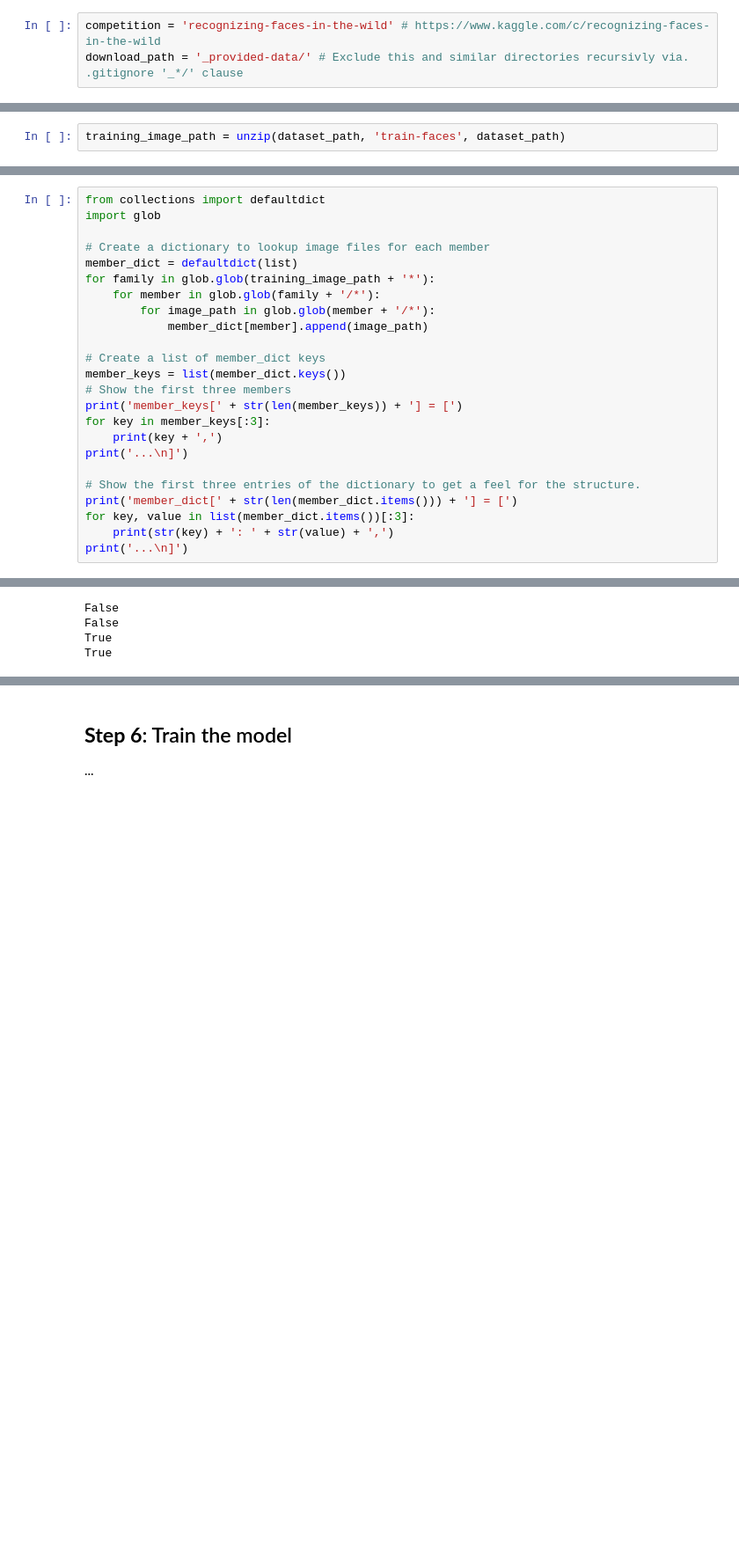
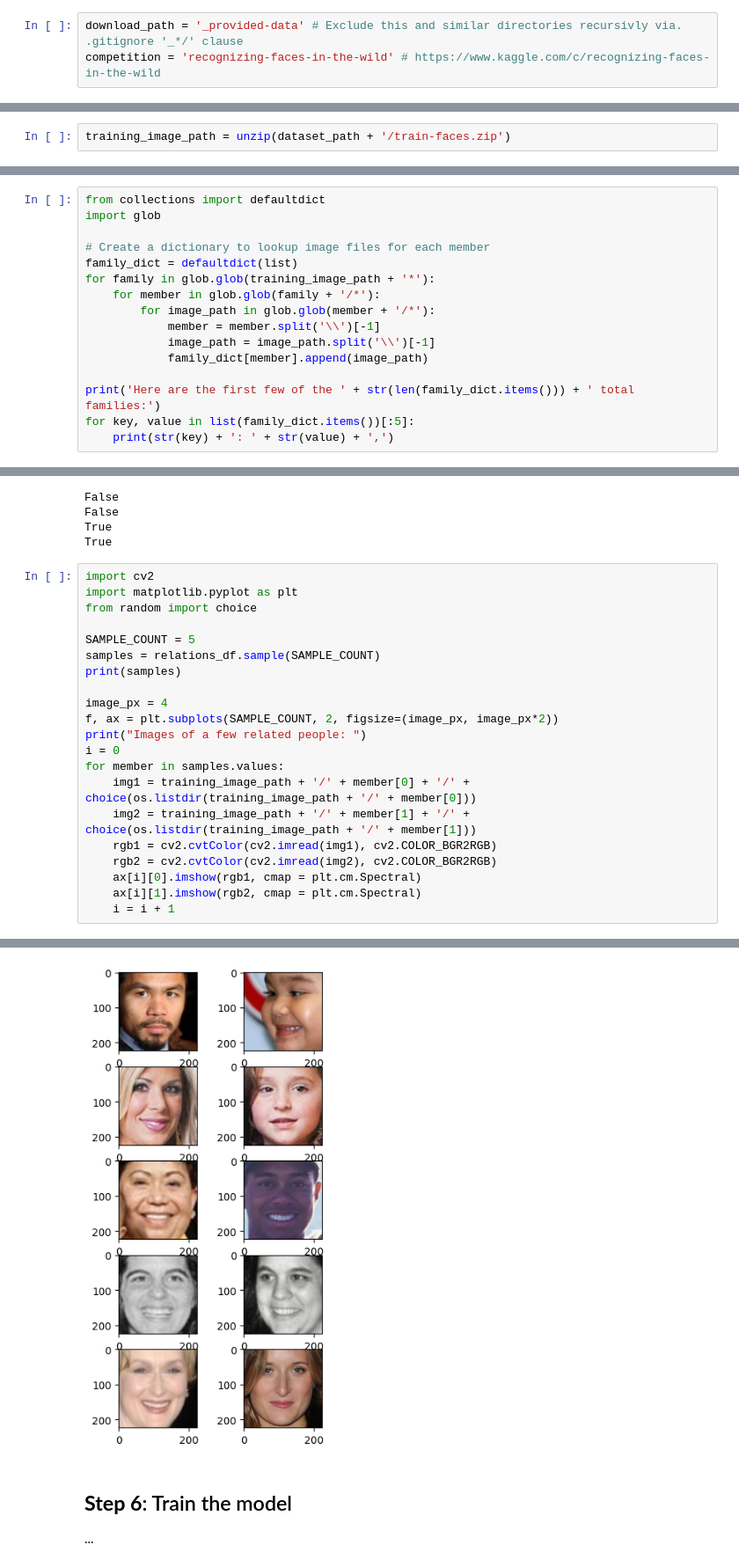
Before and after one commit to jplumb/FIW, a Jupyter notebook: main.ipynb, the cells around one changed output, grey strips where cells are left out. Shown: that part at 88% size. Drawn from its saved outputs; the diff is of its cells as text; blank space fills up the shorter version.

```diff
--- a/main.ipynb
+++ b/main.ipynb
@@ -115,8 +115,8 @@ Joseph P Robinson, Ming Shao, Handong Zhao, Yue Wu, Timothy Gillis, Yun Fu. "Rec
 Shuyang Wang, Joseph P Robinson, and Yun Fu. “Kinship Verification on Families in the Wild with Marginalized Denoising Metric Learning,” in IEEE Automatic Face and Gesture Recognition (2017).
 Joseph P Robinson, Ming Shao, Yue Wu, and Yun Fu. “Families In the Wild (FIW): large-scale kinship image database and benchmarks." in ACM on Multimedia Conference (2016).*
 # %%
+download_path = '_provided-data' # Exclude this and similar directories recursivly via. .gitignore '_*/' clause
 competition = 'recognizing-faces-in-the-wild' # https://www.kaggle.com/c/recognizing-faces-in-the-wild
-download_path = '_provided-data/' # Exclude this and similar directories recursivly via. .gitignore '_*/' clause
 # %%
 import os
 from kaggle.api.kaggle_api_extended import KaggleApi
@@ -165,5 +153,5 @@ Files in _recognizing-faces-in-the-wild-extracted/:
 # %% [markdown]
 ## **Step 2**: Extract the image portion of the provided dataset.
 # %%
-training_image_path = unzip(dataset_path, 'train-faces', dataset_path)
+training_image_path = unzip(dataset_path + '/train-faces.zip')
 # %% [output]
@@ -181,23 +169,15 @@ from collections import defaultdict
 import glob
 
 # Create a dictionary to lookup image files for each member
-member_dict = defaultdict(list)
+family_dict = defaultdict(list)
 for family in glob.glob(training_image_path + '*'):
     for member in glob.glob(family + '/*'):
         for image_path in glob.glob(member + '/*'):
-            member_dict[member].append(image_path)
+            member = member.split('\\')[-1]
+            image_path = image_path.split('\\')[-1]
+            family_dict[member].append(image_path)
 
-# Create a list of member_dict keys
-member_keys = list(member_dict.keys())
-# Show the first three members
-print('member_keys[' + str(len(member_keys)) + '] = [')
-for key in member_keys[:3]:
-    print(key + ',')
-print('...\n]')
-
-# Show the first three entries of the dictionary to get a feel for the structure.
-print('member_dict[' + str(len(member_dict.items())) + '] = [')
-for key, value in list(member_dict.items())[:3]:
+print('Here are the first few of the ' + str(len(family_dict.items())) + ' total families:')
+for key, value in list(family_dict.items())[:5]:
     print(str(key) + ': ' + str(value) + ',')
-print('...\n]')
 # %% [output]
@@ -260,3 +253,25 @@ False
 False
 True
 True
+# %%
+import cv2
+import matplotlib.pyplot as plt
+from random import choice
+
+SAMPLE_COUNT = 5
+samples = relations_df.sample(SAMPLE_COUNT)
+print(samples)
+
+image_px = 4
+f, ax = plt.subplots(SAMPLE_COUNT, 2, figsize=(image_px, image_px*2))
+print("Images of a few related people: ")
+i = 0
+for member in samples.values:
+    img1 = training_image_path + '/' + member[0] + '/' + choice(os.listdir(training_image_path + '/' + member[0]))
+    img2 = training_image_path + '/' + member[1] + '/' + choice(os.listdir(training_image_path + '/' + member[1]))
+    rgb1 = cv2.cvtColor(cv2.imread(img1), cv2.COLOR_BGR2RGB)
+    rgb2 = cv2.cvtColor(cv2.imread(img2), cv2.COLOR_BGR2RGB)
+    ax[i][0].imshow(rgb1, cmap = plt.cm.Spectral)
+    ax[i][1].imshow(rgb2, cmap = plt.cm.Spectral)
+    i = i + 1
+# %% [output]
@@ -263,3 +285,4 @@ True
+[figure, added]
 # %% [markdown]
 ## **Step 6**: Train the model
 
```
Also changed, not shown: parts of 9 cells of this notebook.
